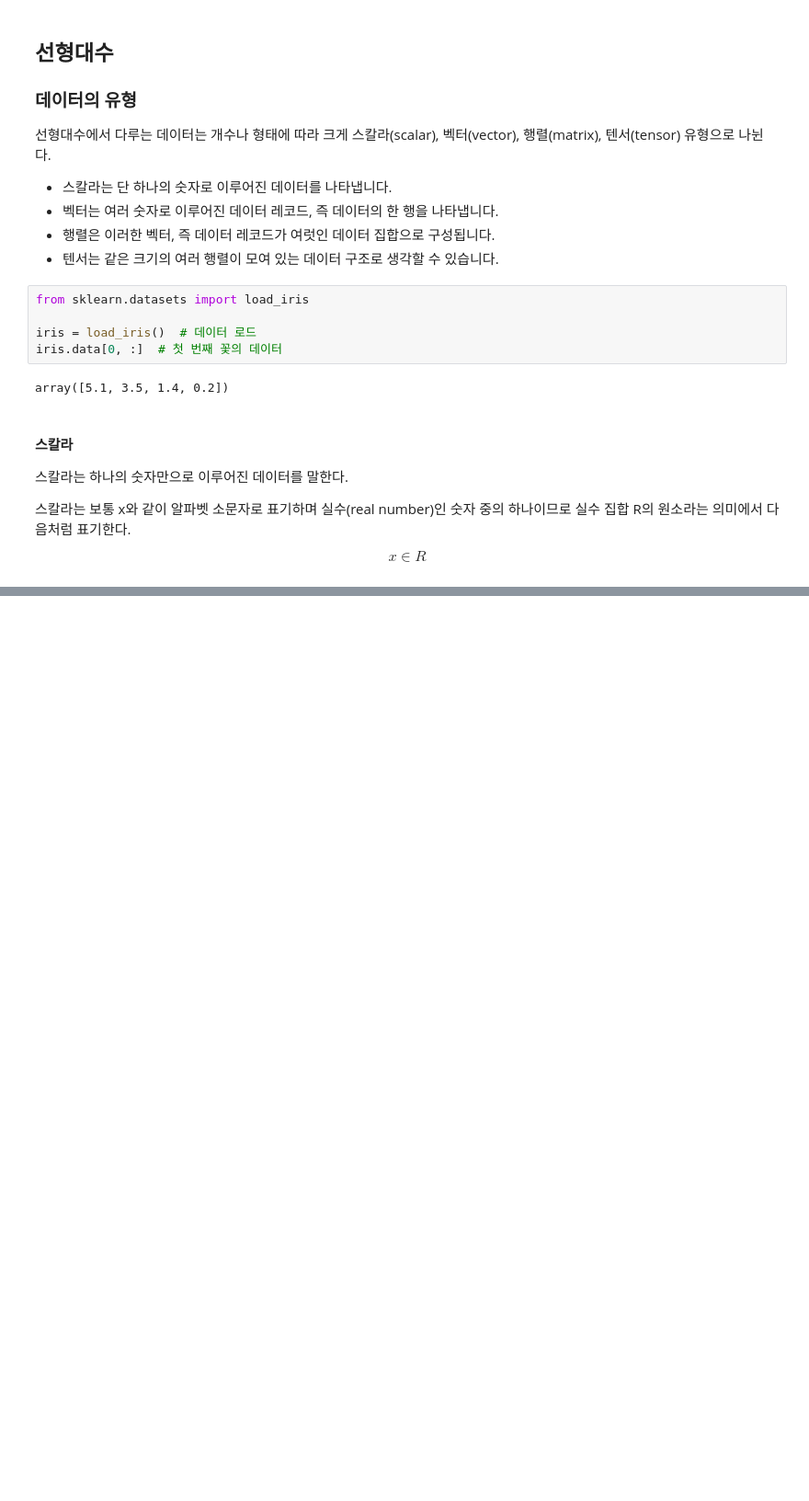
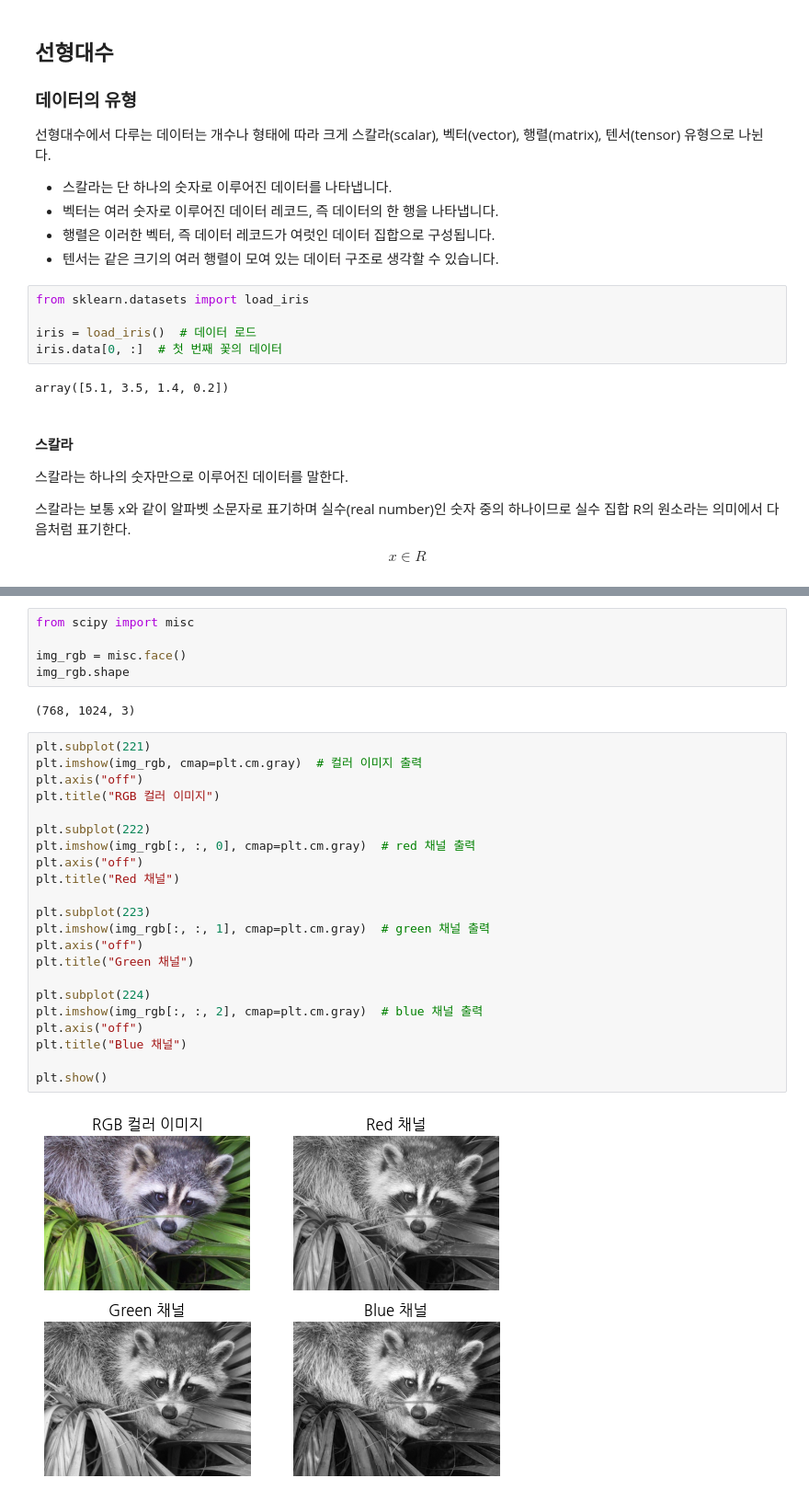
Before and after one commit to Jyundev/mathematics, a Jupyter notebook: linear algebra/linear_algebra.ipynb, the cells around one changed output, grey strips where cells are left out. Shown: that part at 92% size. Drawn from its saved outputs; the diff is of its cells as text; blank space fills up the shorter version.

```diff
--- a/linear algebra/linear_algebra.ipynb
+++ b/linear algebra/linear_algebra.ipynb
@@ -39,0 +223,31 @@ $$ x=⎡⎢⎢⎢x1x2x3x4⎤⎦⎥⎥⎥ $$
+# %%
+from scipy import misc
+
+img_rgb = misc.face()
+img_rgb.shape
+# %% [output]
+(768, 1024, 3)
+# %%
+plt.subplot(221)
+plt.imshow(img_rgb, cmap=plt.cm.gray)  # 컬러 이미지 출력
+plt.axis("off")
+plt.title("RGB 컬러 이미지")
+
+plt.subplot(222)
+plt.imshow(img_rgb[:, :, 0], cmap=plt.cm.gray)  # red 채널 출력
+plt.axis("off")
+plt.title("Red 채널")
+
+plt.subplot(223)
+plt.imshow(img_rgb[:, :, 1], cmap=plt.cm.gray)  # green 채널 출력
+plt.axis("off")
+plt.title("Green 채널")
+
+plt.subplot(224)
+plt.imshow(img_rgb[:, :, 2], cmap=plt.cm.gray)  # blue 채널 출력
+plt.axis("off")
+plt.title("Blue 채널")
+
+plt.show()
+# %% [output]
+[figure, added]
```
Also changed, not shown: parts of 20 cells of this notebook.
